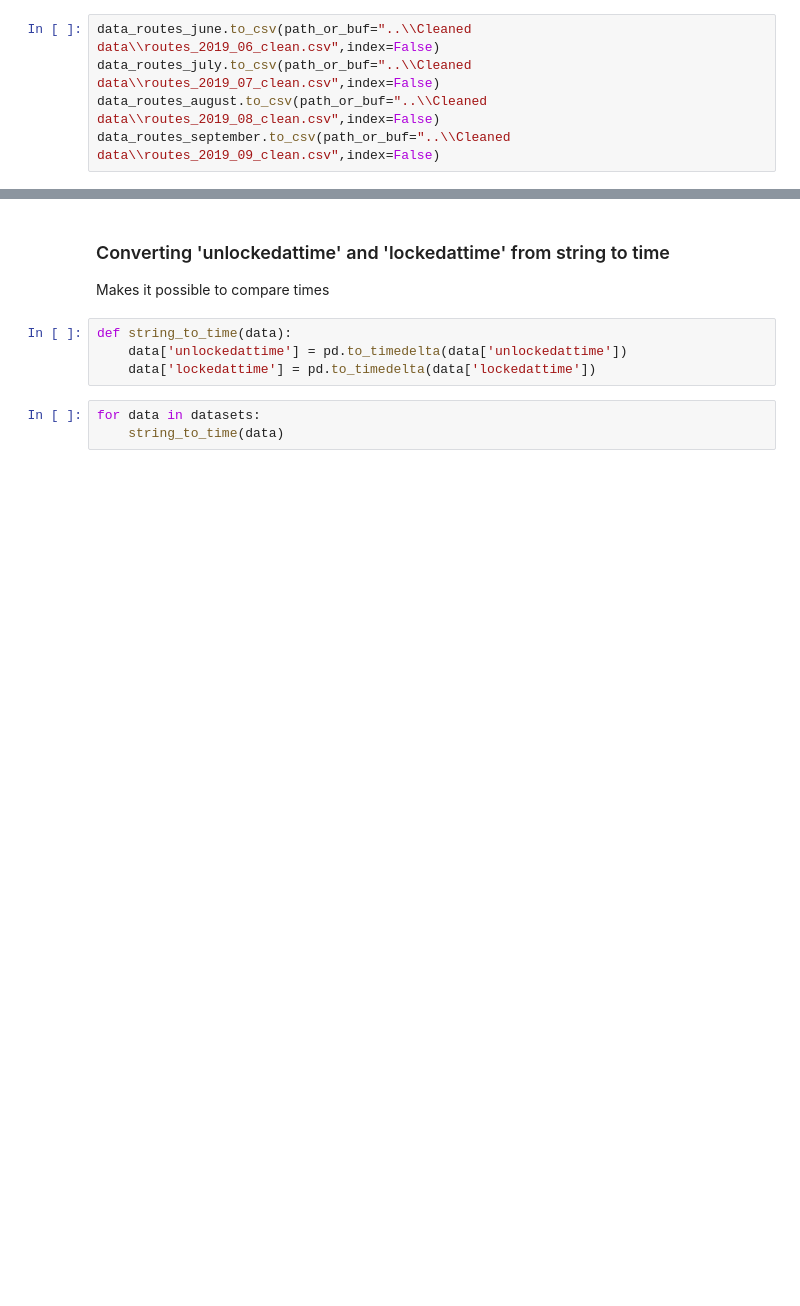
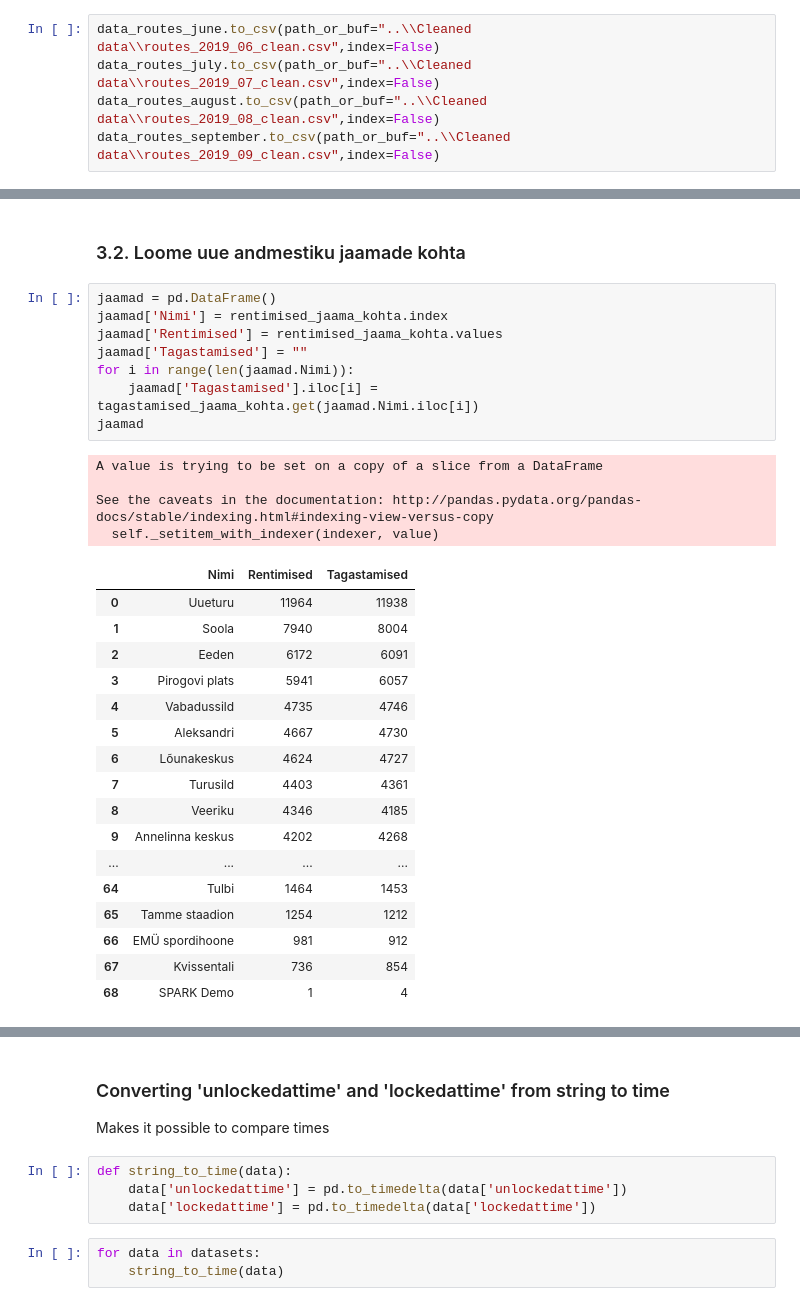
Before and after one commit to janerikkonksi/data-science-project, a Jupyter notebook: IDS_Project.ipynb, the cells around one changed output, grey strips where cells are left out. Saved outputs shown, nothing was run; the diff lists cells and outputs as text; blank space fills up the shorter version.

```diff
--- a/IDS_Project.ipynb
+++ b/IDS_Project.ipynb
@@ -207,0 +270,32 @@ plt.style.use("ggplot")  # Default style
+# %% [markdown]
+### 3.2. Loome uue andmestiku jaamade kohta <a name="analysis2"></a>
+# %%
+jaamad = pd.DataFrame()
+jaamad['Nimi'] = rentimised_jaama_kohta.index
+jaamad['Rentimised'] = rentimised_jaama_kohta.values
+jaamad['Tagastamised'] = ""
+for i in range(len(jaamad.Nimi)):
+    jaamad['Tagastamised'].iloc[i] = tagastamised_jaama_kohta.get(jaamad.Nimi.iloc[i])
+jaamad
+# %% [output]
+A value is trying to be set on a copy of a slice from a DataFrame
+
+See the caveats in the documentation: http://pandas.pydata.org/pandas-docs/stable/indexing.html#indexing-view-versus-copy
+  self._setitem_with_indexer(indexer, value)
+|  | Nimi | Rentimised | Tagastamised |
+| 0 | Uueturu | 11964 | 11938 |
+| 1 | Soola | 7940 | 8004 |
+| 2 | Eeden | 6172 | 6091 |
+| 3 | Pirogovi plats | 5941 | 6057 |
+| 4 | Vabadussild | 4735 | 4746 |
+| 5 | Aleksandri | 4667 | 4730 |
+| 6 | Lõunakeskus | 4624 | 4727 |
+| 7 | Turusild | 4403 | 4361 |
+| 8 | Veeriku | 4346 | 4185 |
+| 9 | Annelinna keskus | 4202 | 4268 |
+| ... | ... | ... | ... |
+| 64 | Tulbi | 1464 | 1453 |
+| 65 | Tamme staadion | 1254 | 1212 |
+| 66 | EMÜ spordihoone | 981 | 912 |
+| 67 | Kvissentali | 736 | 854 |
+| 68 | SPARK Demo | 1 | 4 |
```
Also changed, not shown: parts of 27 cells of this notebook, 1 other file.
